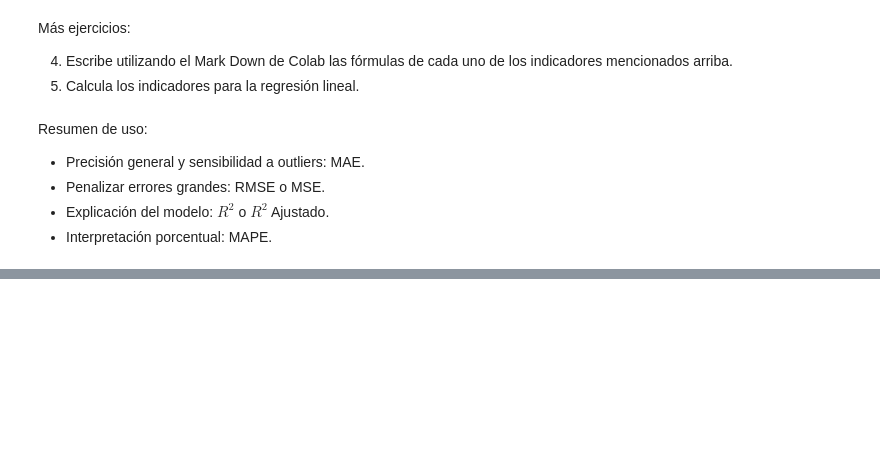
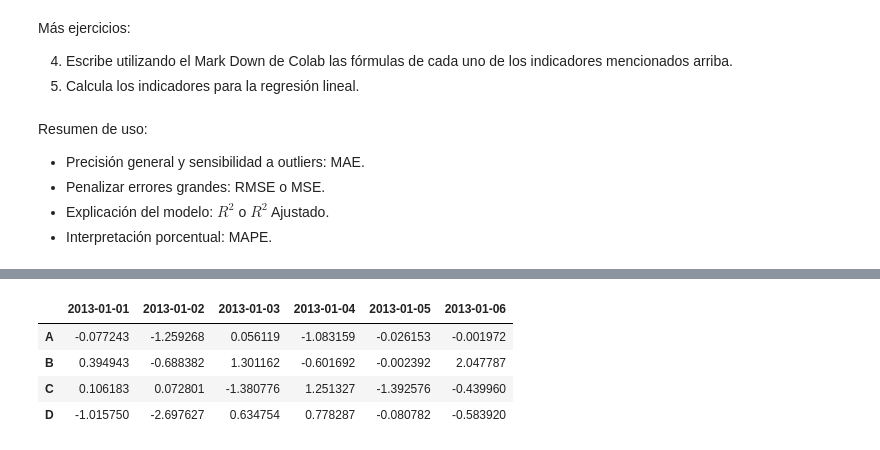
Before and after one commit to 175329/Mineria-de-datos, a Jupyter notebook: MineriaDeDatos.ipynb, the cells around one changed output, grey strips where cells are left out. Saved outputs shown, nothing was run; the diff lists cells and outputs as text; code cells hidden in the pictures; blank space fills up the shorter version.

```diff
--- a/MineriaDeDatos.ipynb
+++ b/MineriaDeDatos.ipynb
@@ -842,0 +986,9 @@ Resumen de uso:
+# %%
+#Transponer tus datos
+df.T
+# %% [output]
+|  | 2013-01-01 | 2013-01-02 | 2013-01-03 | 2013-01-04 | 2013-01-05 | 2013-01-06 |
+| A | -0.077243 | -1.259268 | 0.056119 | -1.083159 | -0.026153 | -0.001972 |
+| B | 0.394943 | -0.688382 | 1.301162 | -0.601692 | -0.002392 | 2.047787 |
+| C | 0.106183 | 0.072801 | -1.380776 | 1.251327 | -1.392576 | -0.439960 |
+| D | -1.015750 | -2.697627 | 0.634754 | 0.778287 | -0.080782 | -0.583920 |
```
Also changed, not shown: parts of 16 cells of this notebook.
